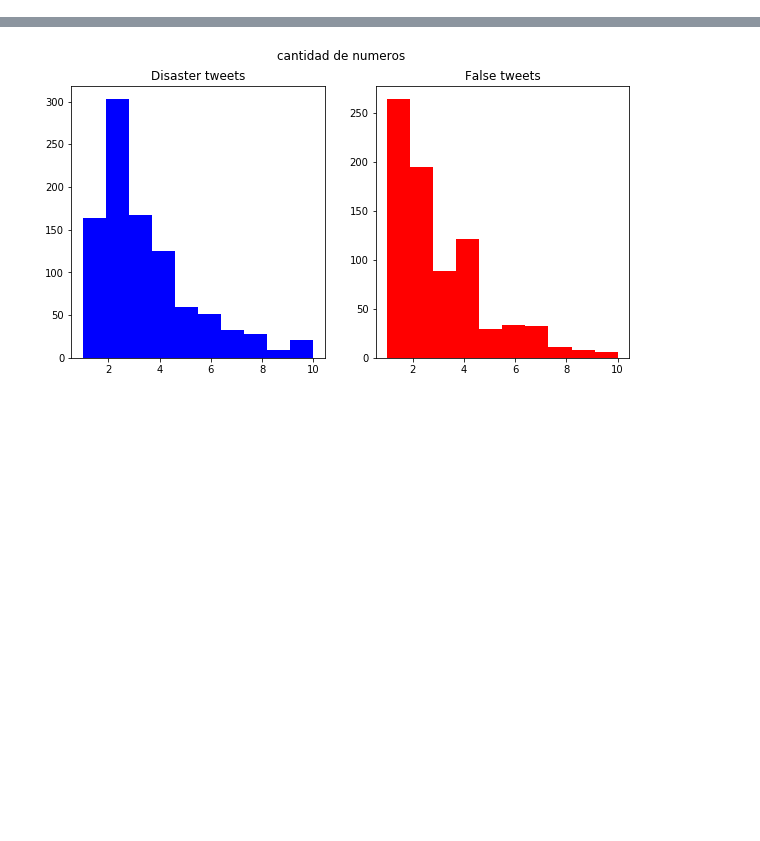
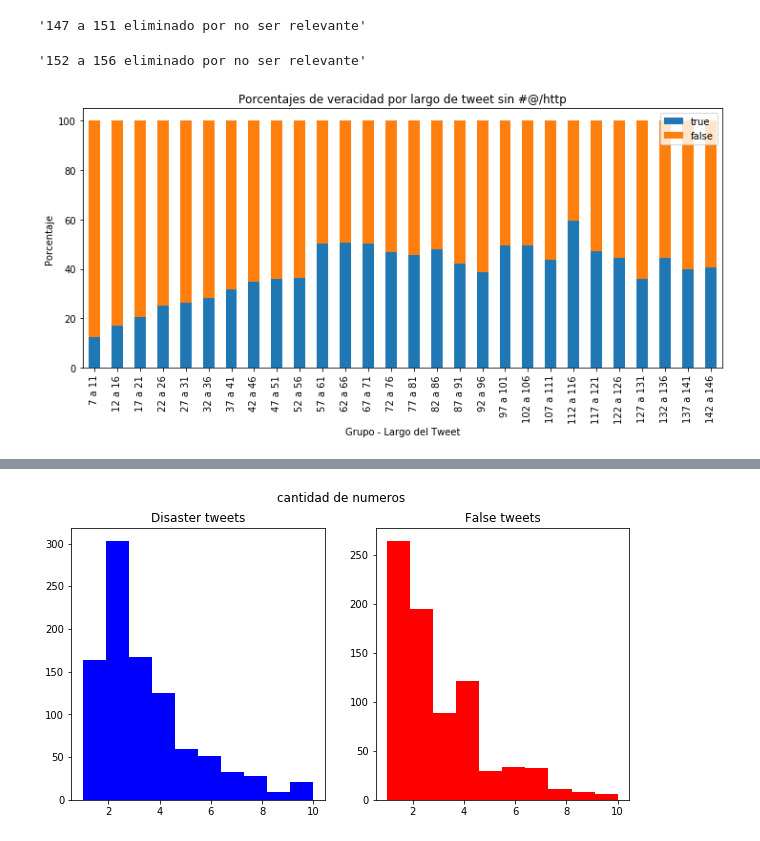
Before and after one commit to pabliyo/coronadatos, a Jupyter notebook: TP1-AnalisisText-SimbolosYNumeros.ipynb, the cells around one changed output, grey strips where cells are left out. Cells and saved outputs as stored; diff of their text form; code cells hidden in the pictures; blank space fills up the shorter version.

```diff
--- a/TP1-AnalisisText-SimbolosYNumeros.ipynb
+++ b/TP1-AnalisisText-SimbolosYNumeros.ipynb
@@ -100 +104,7 @@ Text(0.5, 1.0, 'Porcentajes de veracidad por largo de tweet')
+# %%
+porcentuar('len_borrado',7,153,5,'Porcentajes de veracidad por largo de tweet sin #@/http','Grupo - Largo del Tweet','Porcentaje')
+# %% [output]
+'147 a 151 eliminado por no ser relevante'
+'152 a 156 eliminado por no ser relevante'
+[figure, added]
 # %%
```
Also changed, not shown: parts of 9 cells of this notebook.
